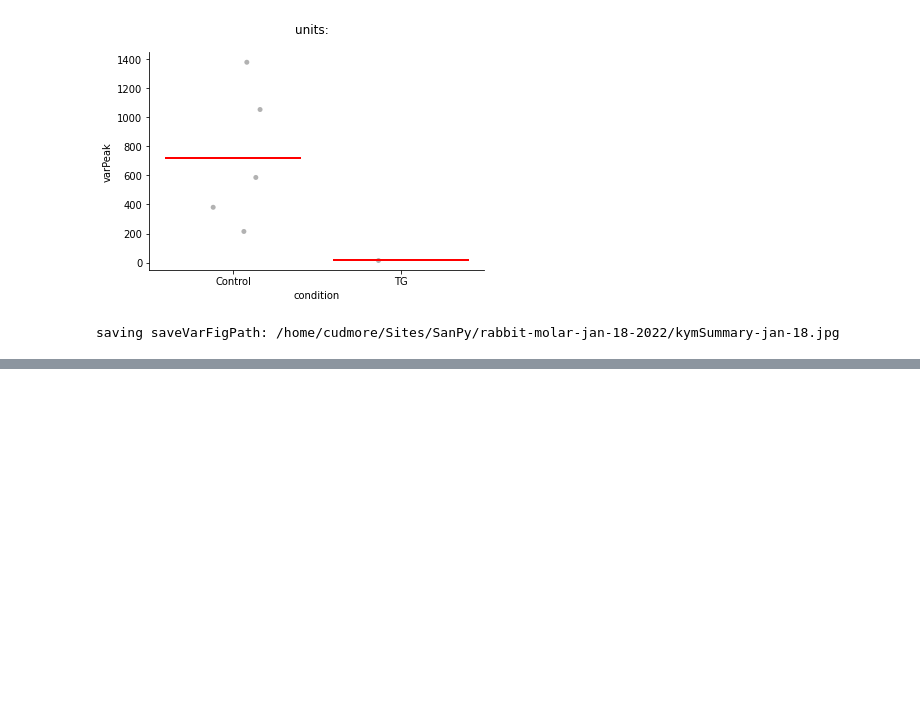
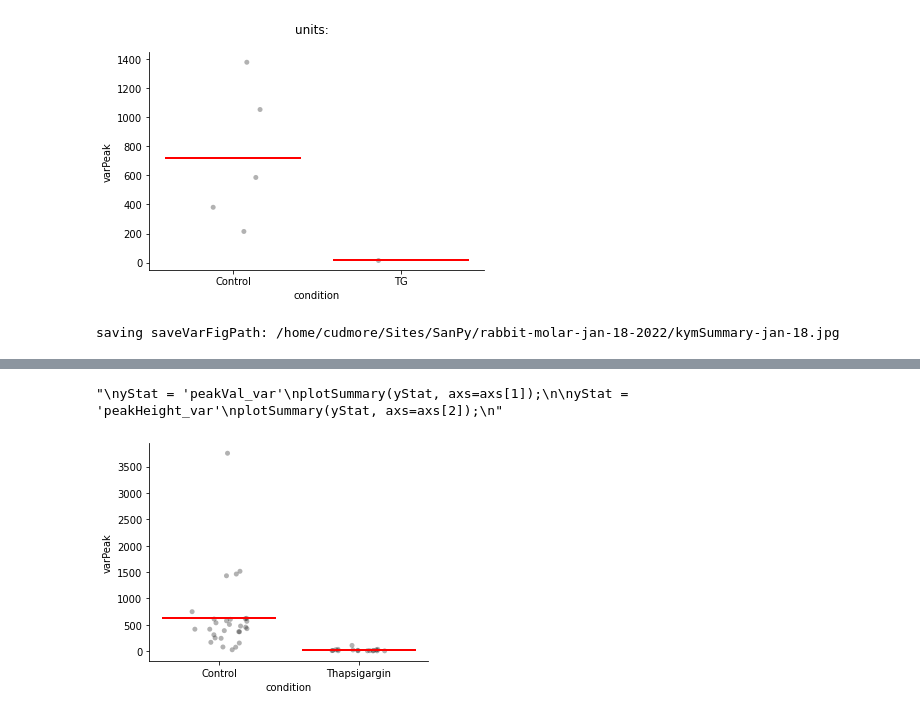
Before and after one commit to cudmore/SanPy, a Jupyter notebook: examples/kymographAnalysis.ipynb, the cells around one changed output, grey strips where cells are left out. Saved outputs shown, nothing was run; the diff lists cells and outputs as text; code cells hidden in the pictures; blank space fills up the shorter version.

```diff
--- a/examples/kymographAnalysis.ipynb
+++ b/examples/kymographAnalysis.ipynb
@@ -108,0 +172,13 @@ saving saveVarFigPath: /home/cudmore/Sites/SanPy/rabbit-molar-jan-18-2022/kymSum
+# %%
+# examine % change from start to stop of kymograph, does it predict variance of peaks?
+
+xStat = 'percentChangeInPeakVal'
+#yStat = 'peakVal_var'  # var measured from actual peaks (each spike has a peak)
+yStat = 'varPeak'  # var measured from spike clips
+
+fig = px.scatter(dfSummary, x=xStat, y=yStat,
+                color='condition',
+                symbol='dateStr',
+                size='meanPeak',
+                 hover_data=['dateStr'])
+fig.show()
@@ -108,0 +222,19 @@ saving saveVarFigPath: /home/cudmore/Sites/SanPy/rabbit-molar-jan-18-2022/kymSum
+# %%
+#fig, axs = plt.subplots(1, 3, sharex=False, figsize=(10, 4));
+
+fig, axs = plt.subplots(1, 1, sharex=False, figsize=(5, 4));
+axs = [axs]
+
+yStat = 'varPeak'
+plotSummary(yStat, axs=axs[0]);
+
+'''
+yStat = 'peakVal_var'
+plotSummary(yStat, axs=axs[1]);
+
+yStat = 'peakHeight_var'
+plotSummary(yStat, axs=axs[2]);
+'''
+# %% [output]
+"\nyStat = 'peakVal_var'\nplotSummary(yStat, axs=axs[1]);\n\nyStat = 'peakHeight_var'\nplotSummary(yStat, axs=axs[2]);\n"
+[figure, added]
```
Also changed, not shown: parts of 15 cells of this notebook, 18 other files.
